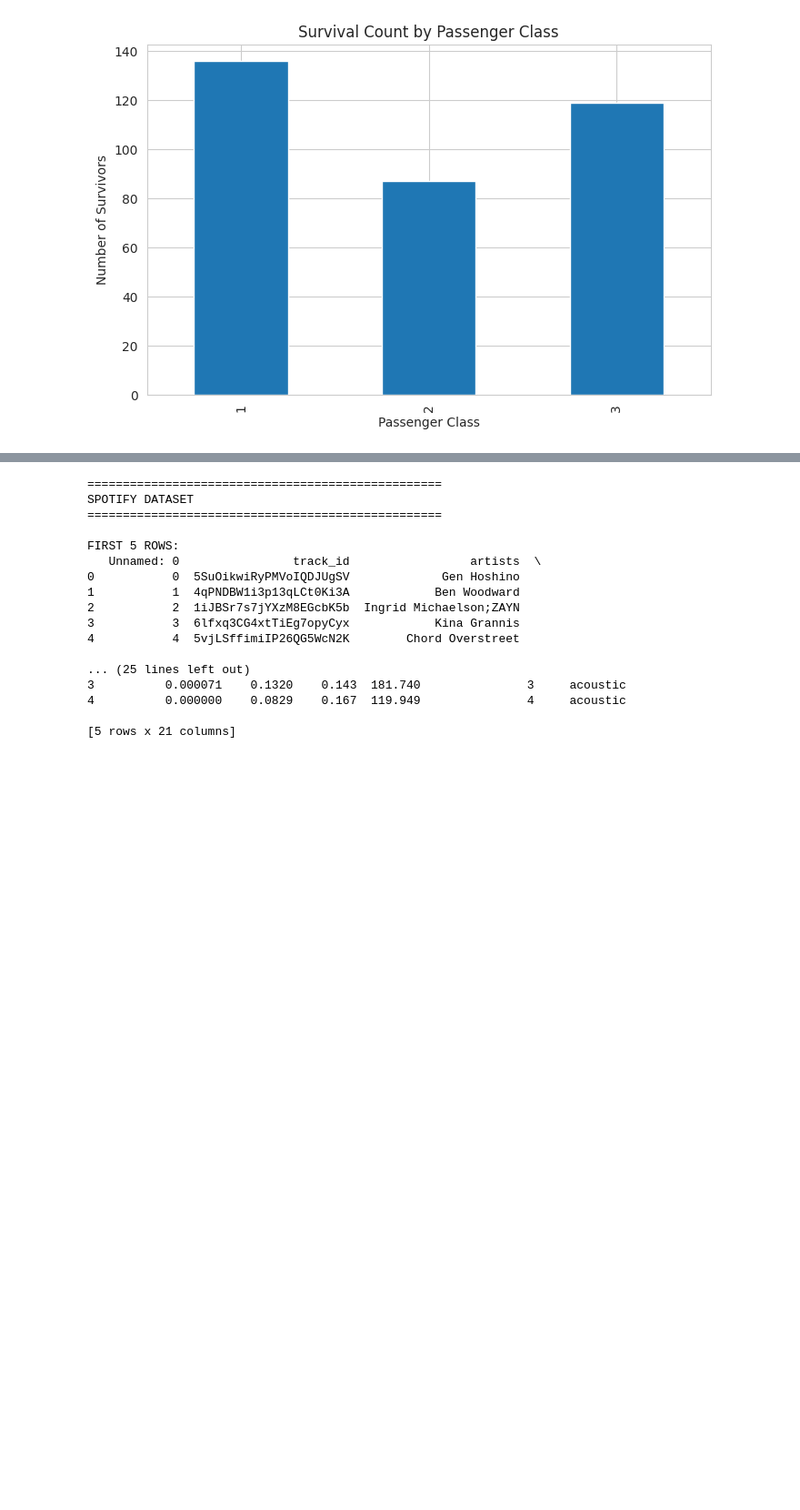
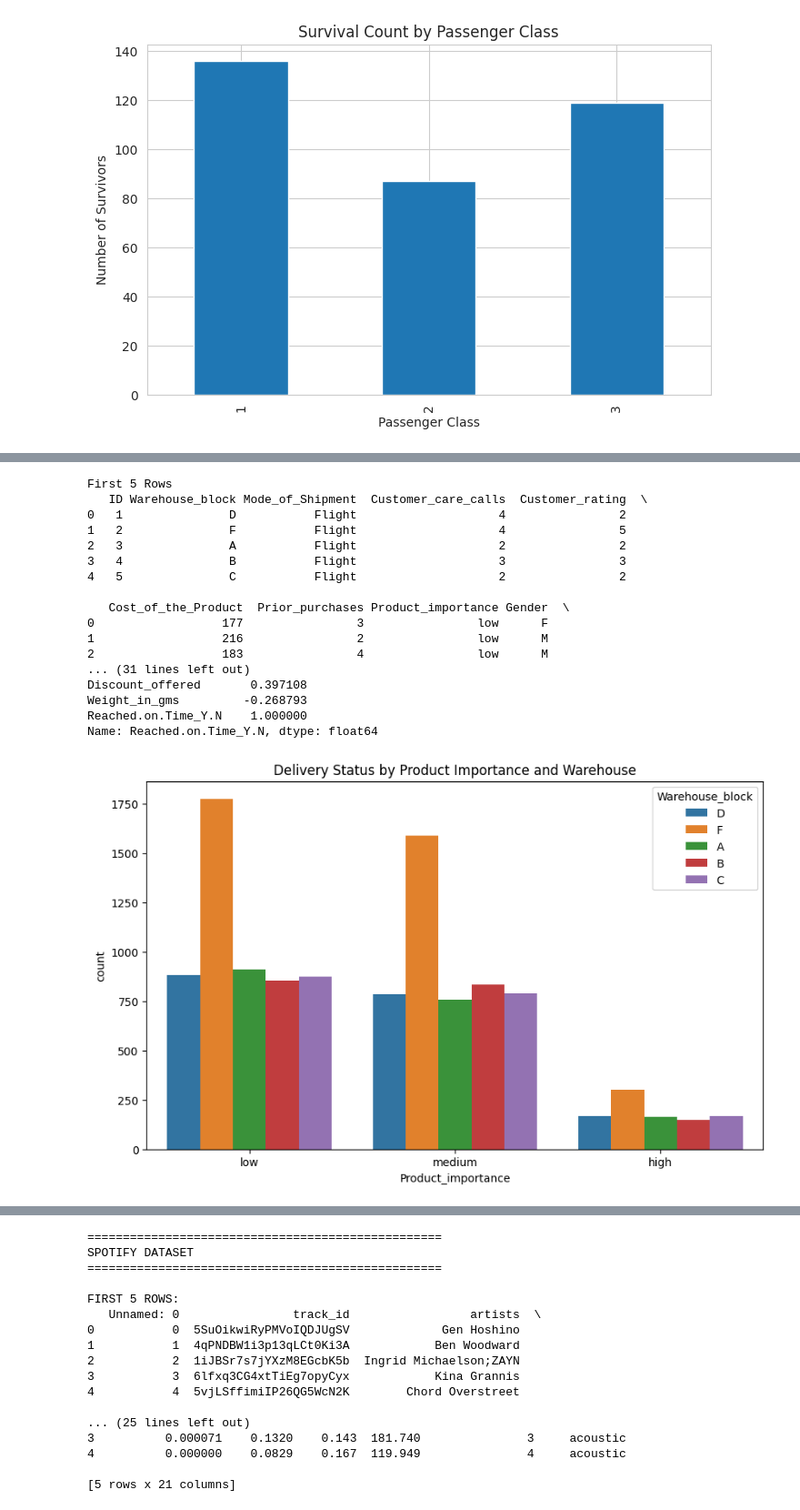
Before and after one commit to aminaahsan925/data-analytics, a Jupyter notebook: titanic_data_set.ipynb, the cells around one changed output, grey strips where cells are left out. Shown at 91% size. Cells and saved outputs as stored; diff of their text form; code cells hidden in the pictures; blank space fills up the shorter version.

```diff
--- a/titanic_data_set.ipynb
+++ b/titanic_data_set.ipynb
@@ -148,0 +175,50 @@ dtype: float64
+# %%
+import pandas as pd
+import matplotlib.pyplot as plt
+import seaborn as sns
+
+shipping = pd.read_csv("/content/Train.csv")
+
+print("First 5 Rows")
+print(shipping.head())
+
+print("\nMissing Values")
+print(shipping.isnull().sum())
+
+corr_matrix = shipping.corr(numeric_only=True)
+
+print("\nCorrelation with Delivery Status")
+print(corr_matrix["Reached.on.Time_Y.N"])
+
+plt.figure(figsize=(10,6))
+
+sns.countplot(
+    x="Product_importance",
+    hue="Warehouse_block",
+    data=shipping
+)
+
+plt.title(
+    "Delivery Status by Product Importance and Warehouse"
+)
+
+plt.show()
+# %% [output]
+First 5 Rows
+   ID Warehouse_block Mode_of_Shipment  Customer_care_calls  Customer_rating  \
+0   1               D           Flight                    4                2
+1   2               F           Flight                    4                5
+2   3               A           Flight                    2                2
+3   4               B           Flight                    3                3
+4   5               C           Flight                    2                2
+
+   Cost_of_the_Product  Prior_purchases Product_importance Gender  \
+0                  177                3                low      F
+1                  216                2                low      M
+2                  183                4                low      M
+... (31 lines left out)
+Discount_offered       0.397108
+Weight_in_gms         -0.268793
+Reached.on.Time_Y.N    1.000000
+Name: Reached.on.Time_Y.N, dtype: float64
+[figure, added]
```
Also changed, not shown: parts of 3 cells of this notebook.
